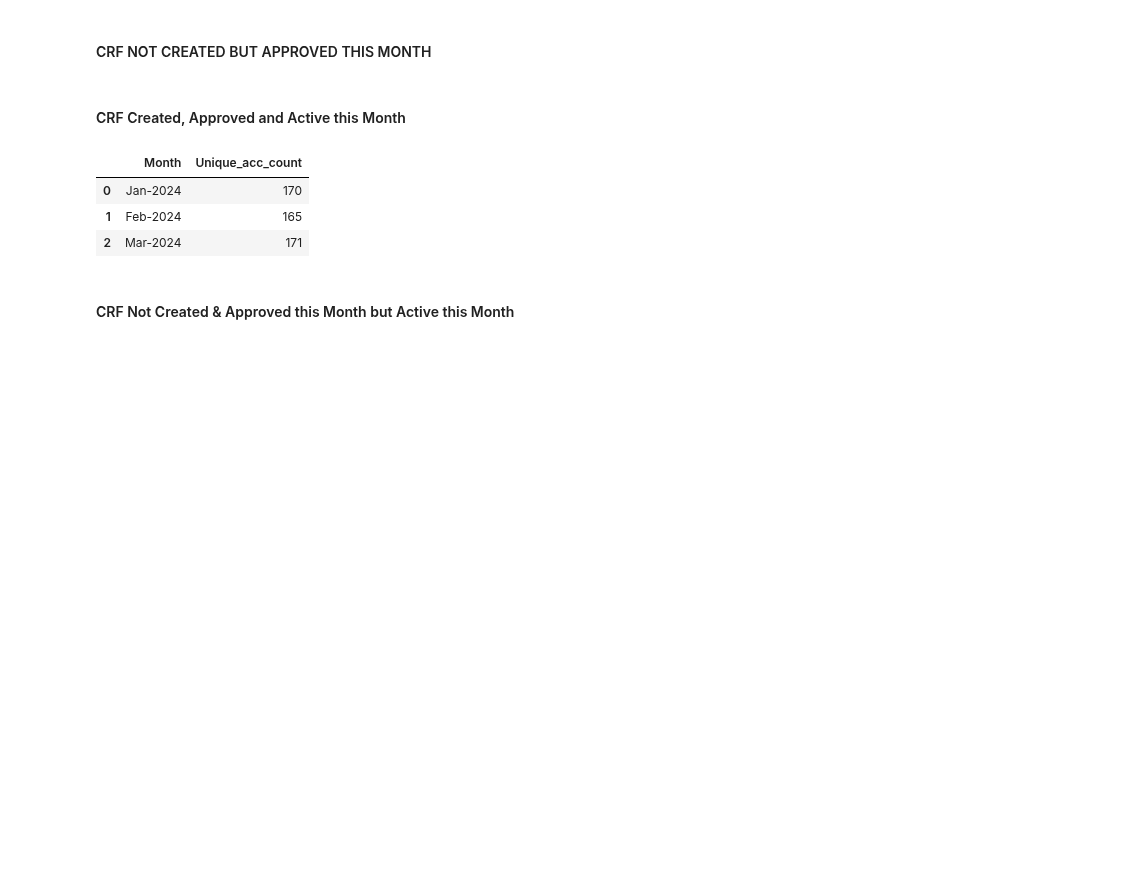
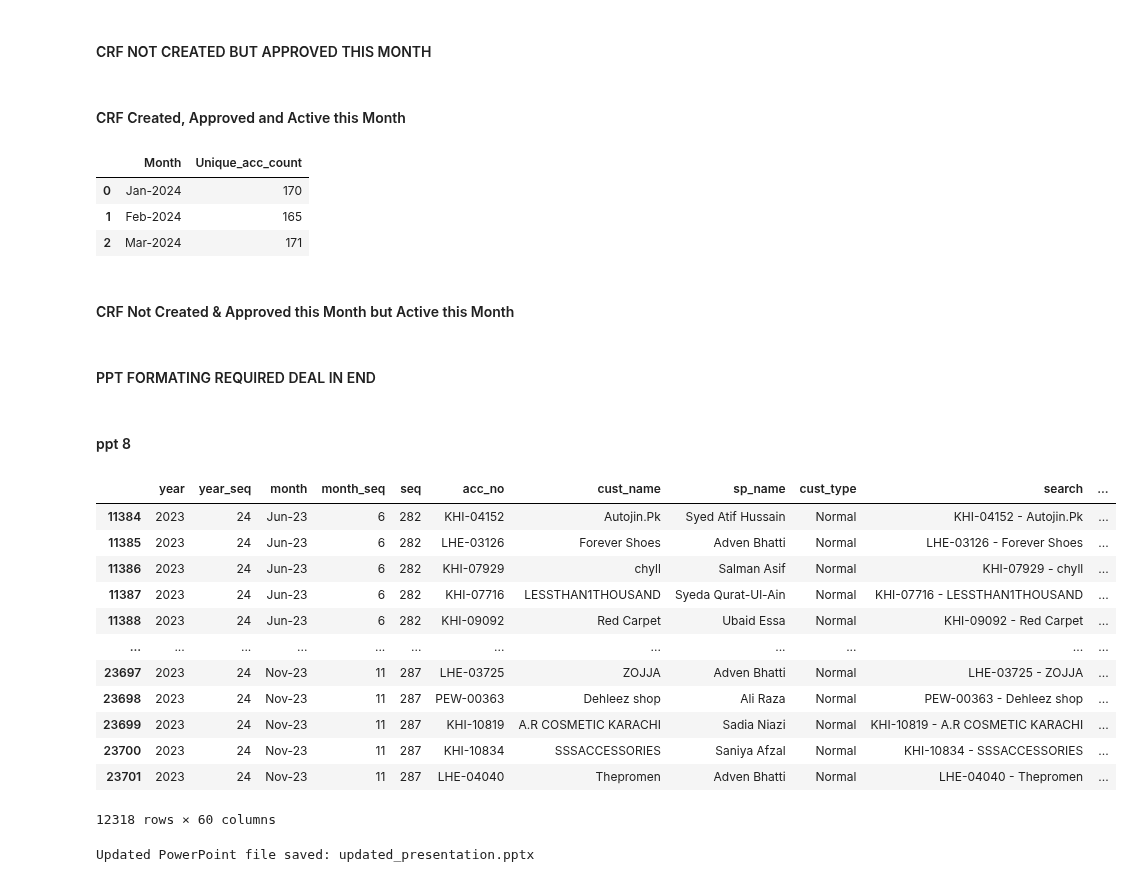
Before and after one commit to TahaDataAlchemy/BLUE-EX-Domestic-Auto, a Jupyter notebook: ETL.ipynb, the cells around one changed output. Saved outputs shown, nothing was run; the diff lists cells and outputs as text; code cells hidden in the pictures; blank space fills up the shorter version.

```diff
--- a/ETL.ipynb
+++ b/ETL.ipynb
@@ -1760,6 +1756,8 @@ for start_date, end_date in month_ranges:
 Crf_Not_Created_But_Active = pd.DataFrame(results)
 # %%
 Crf_Not_Created_But_Active_Inc_DEC = Crf_Not_Created_But_Active.iloc[2][1] - Crf_Not_Created_But_Active.iloc[1][1]
+# %% [markdown]
+#### PPT FORMATING REQUIRED DEAL IN END
 # %%
 from pptx import Presentation
 from pptx.util import Inches, Pt
@@ -2047,0 +2133,65 @@ prs.save('formatted_presentation.pptx')
+# %% [markdown]
+#### ppt 8
+# %%
+filtered_df
+# %% [output]
+|  | year | year_seq | month | month_seq | seq | acc_no | cust_name | sp_name | cust_type | search | ... |
+| 11384 | 2023 | 24 | Jun-23 | 6 | 282 | KHI-04152 | Autojin.Pk | Syed Atif Hussain | Normal | KHI-04152 - Autojin.Pk | ... |
+| 11385 | 2023 | 24 | Jun-23 | 6 | 282 | LHE-03126 | Forever Shoes | Adven Bhatti | Normal | LHE-03126 - Forever Shoes | ... |
+| 11386 | 2023 | 24 | Jun-23 | 6 | 282 | KHI-07929 | chyll | Salman Asif | Normal | KHI-07929 - chyll | ... |
+| 11387 | 2023 | 24 | Jun-23 | 6 | 282 | KHI-07716 | LESSTHAN1THOUSAND | Syeda Qurat-Ul-Ain | Normal | KHI-07716 - LESSTHAN1THOUSAND | ... |
+| 11388 | 2023 | 24 | Jun-23 | 6 | 282 | KHI-09092 | Red Carpet | Ubaid Essa | Normal | KHI-09092 - Red Carpet | ... |
+| ... | ... | ... | ... | ... | ... | ... | ... | ... | ... | ... | ... |
+| 23697 | 2023 | 24 | Nov-23 | 11 | 287 | LHE-03725 | ZOJJA | Adven Bhatti | Normal | LHE-03725 - ZOJJA | ... |
+| 23698 | 2023 | 24 | Nov-23 | 11 | 287 | PEW-00363 | Dehleez shop | Ali Raza | Normal | PEW-00363 - Dehleez shop | ... |
+| 23699 | 2023 | 24 | Nov-23 | 11 | 287 | KHI-10819 | A.R COSMETIC KARACHI | Sadia Niazi | Normal | KHI-10819 - A.R COSMETIC KARACHI | ... |
+| 23700 | 2023 | 24 | Nov-23 | 11 | 287 | KHI-10834 | SSSACCESSORIES | Saniya Afzal | Normal | KHI-10834 - SSSACCESSORIES | ... |
+| 23701 | 2023 | 24 | Nov-23 | 11 | 287 | LHE-04040 | Thepromen | Adven Bhatti | Normal | LHE-04040 - Thepromen | ... |
+12318 rows × 60 columns
+# %%
+import matplotlib.pyplot as plt
+from pptx import Presentation
+from pptx.util import Inches
+import io
+
+# Sample data for the bar chart
+categories = ['Category A', 'Category B', 'Category C', 'Category D']
+values = [25, 30, 15, 20]
+
+# Generate the bar chart using Matplotlib
+plt.figure(figsize=(6, 4))  # Adjust the figure size if needed
+plt.bar(categories, values, color='skyblue')
+plt.xlabel('Categories')
+plt.ylabel('Values')
+plt.title('Bar Chart Example')
+
+# Save the Matplotlib chart to a BytesIO object (virtual file-like object)
+image_stream = io.BytesIO()
+plt.savefig(image_stream, format='png')
+plt.close()
+
+# Load the existing PowerPoint presentation
+pptx_file_path = r'C:\Users\Pc\Desktop\BLUEX WORKINGS\AUTOMATION\formatted_presentation.pptx'
+prs = Presentation(pptx_file_path)
+
+# Access the specific slide where you want to add the chart (e.g., slide index 0)
+slide = prs.slides[0]  # Modify this to access the desired slide (e.g., prs.slides[slide_index])
+
+# Update slide title if a title placeholder exists
+title_shape = slide.shapes.title
+if title_shape is not None:
+    title_shape.text = "Updated Slide with Bar Chart"
+
+# Add the bar chart image to the slide
+image_stream.seek(0)  # Reset the stream position to the beginning
+left = Inches(1)  # Adjust the position of the image as needed
+top = Inches(1)
+slide.shapes.add_picture(image_stream, left, top, width=Inches(6))  # Adjust width as needed
+
+# Save the updated PowerPoint presentation
+updated_pptx_file_path = 'updated_presentation.pptx'
+prs.save(updated_pptx_file_path)
+
+print(f"Updated PowerPoint file saved: {updated_pptx_file_path}")
+# %% [output]
+Updated PowerPoint file saved: updated_presentation.pptx
```
Also changed, not shown: parts of 4 cells of this notebook.
